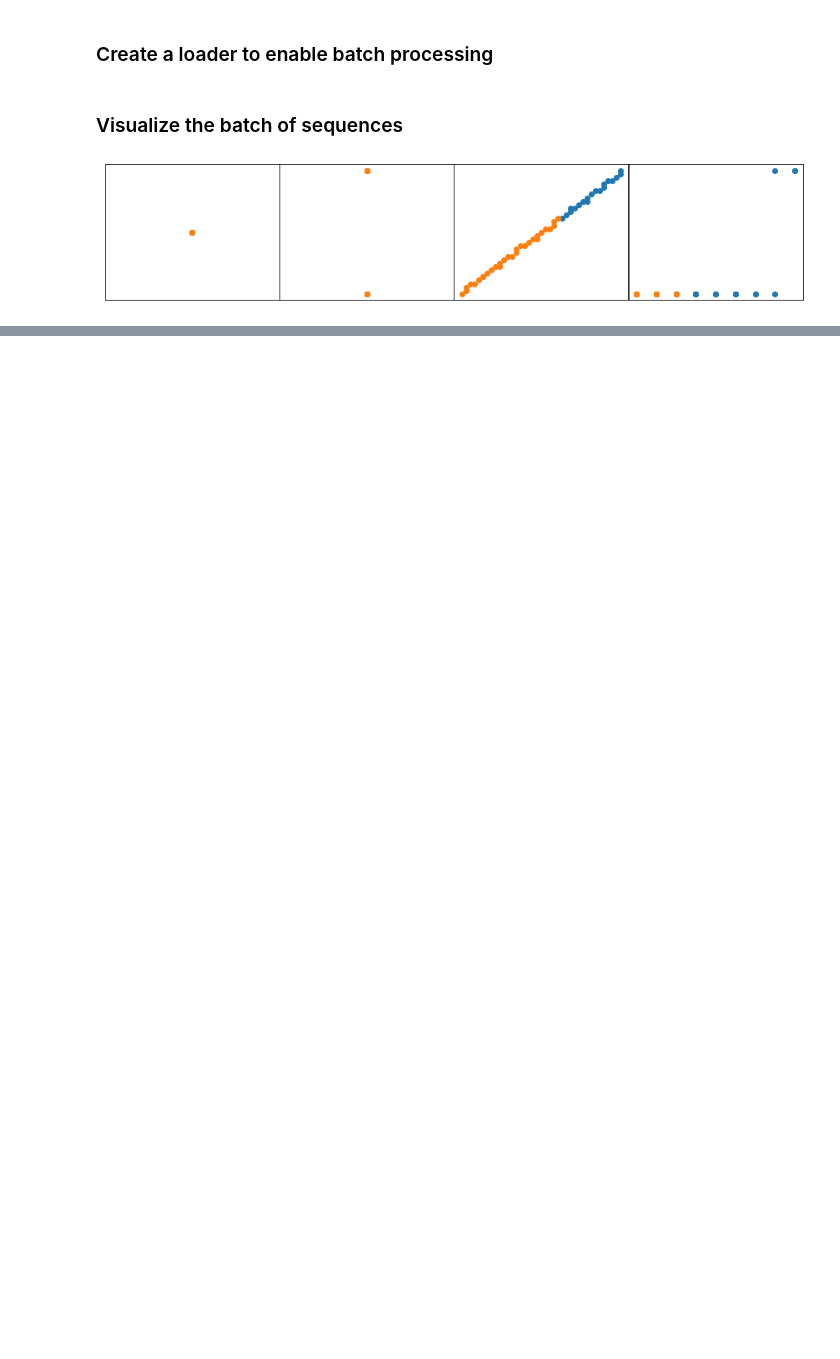
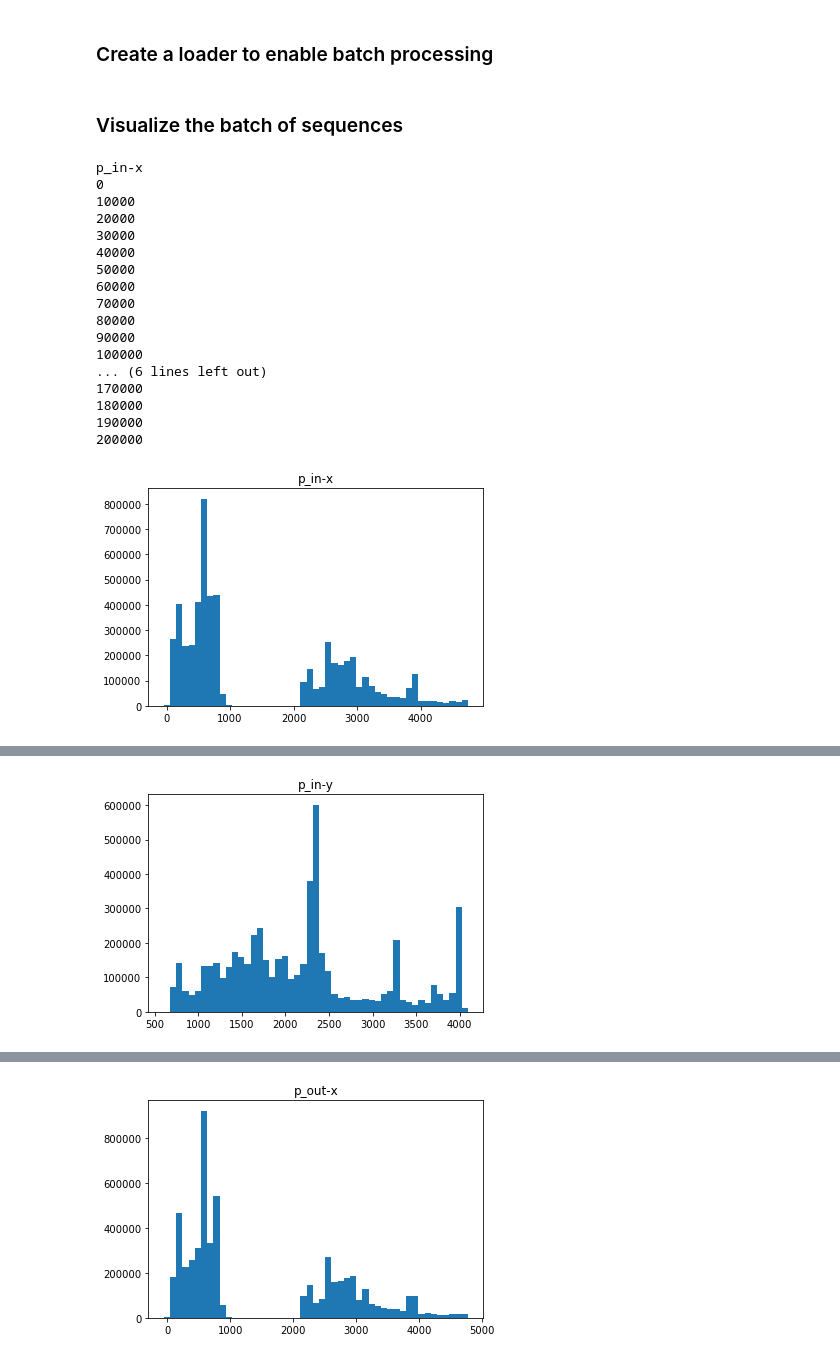
Before and after one commit to wanglec/cse151b-kaggle, a Jupyter notebook: Load_Argoverse_Data_Public.ipynb, the cells around one changed output, grey strips where cells are left out. Saved outputs shown, nothing was run; the diff lists cells and outputs as text; code cells hidden in the pictures; blank space fills up the shorter version.

Commit message:
milestone visualization

```diff
--- a/Load_Argoverse_Data_Public.ipynb
+++ b/Load_Argoverse_Data_Public.ipynb
@@ -44,0 +48,5 @@ val_dataset  = ArgoverseDataset(data_path=new_path)
+# %%
+scene = val_dataset[0]
+track_id = scene["track_id"]
+car_mask = scene["car_mask"]
+len(scene["p_out"][0])
@@ -61,6 +72,8 @@ val_loader = DataLoader(val_dataset,batch_size=batch_sz, shuffle = False, collat
 # %%
 import matplotlib.pyplot as plt
 import random
+import sys
+import pandas as pd
 
 agent_id = 0
 
@@ -81,14 +94,53 @@ def show_sample_batch(sample_batch, agent_id):
         axs[i].scatter(inp[i, agent_id,:,0], inp[i, agent_id,:,1])
         axs[i].scatter(out[i, agent_id,:,0], out[i, agent_id,:,1])
 
+def show_pos_distribution(dataset, field_name, orientation, sampling_rate):
+    x_positions = []
+    filename = field_name + "-" + orientation
+    print(filename)
+    direction = 0
+    if orientation == 'y':
+        direction = 1
 
-for i_batch, sample_batch in enumerate(val_loader):
-    inp, out = sample_batch
-    """TODO:
-      Deep learning model
-      training routine
-    """
-    show_sample_batch(sample_batch, agent_id)
-    break
+    for i in range(len(dataset)):
+        scene = dataset[i]
+        car_mask = scene['car_mask']
+        p_in = scene[field_name]
+        for j in range(len(p_in)):
+            # find the actual objects
+            if car_mask[j] == 1.0:
+                x_positions.append([p_in[j][k][direction] for k in range(0, len(p_in[j]), sampling_rate)])
+        if i%10000 == 0:
+            print(i)
+
+    # flatten the nested list
+    x_positions = [position for pos_list in x_positions for position in pos_list]
+    x_bins = numpy.linspace(min(x_positions), max(x_positions), 50)
+    plt.hist(x_positions, x_bins, alpha=1.0, label="x-positions")
+    plt.title(filename)
+    plt.show()
+    plt.savefig(filename+".png")
-# %% [output]
-[figure, removed]
+# %%
+show_pos_distribution(val_dataset, 'p_in', 'x', 8)
+show_pos_distribution(val_dataset, 'p_in', 'y', 8)
+show_pos_distribution(val_dataset, 'p_out', 'x', 14)
+show_pos_distribution(val_dataset, 'p_out', 'y', 14)
+# %% [output]
+p_in-x
+0
+10000
+20000
+30000
+40000
+50000
+60000
+70000
+80000
+90000
+100000
+... (6 lines left out)
+170000
+180000
+190000
+200000
+[figure, added]
@@ -94,0 +164 @@ for i_batch, sample_batch in enumerate(val_loader):
+[figure, added]
@@ -94,0 +182 @@ for i_batch, sample_batch in enumerate(val_loader):
+[figure, added]
```
Also changed, not shown: parts of 8 cells of this notebook, 6 other files.
